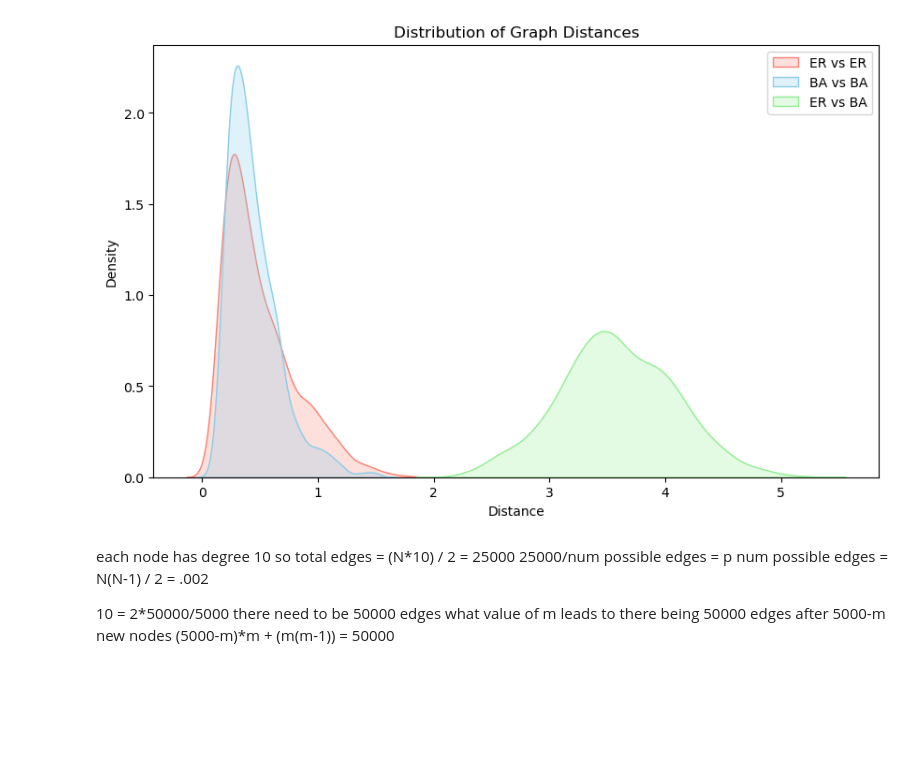
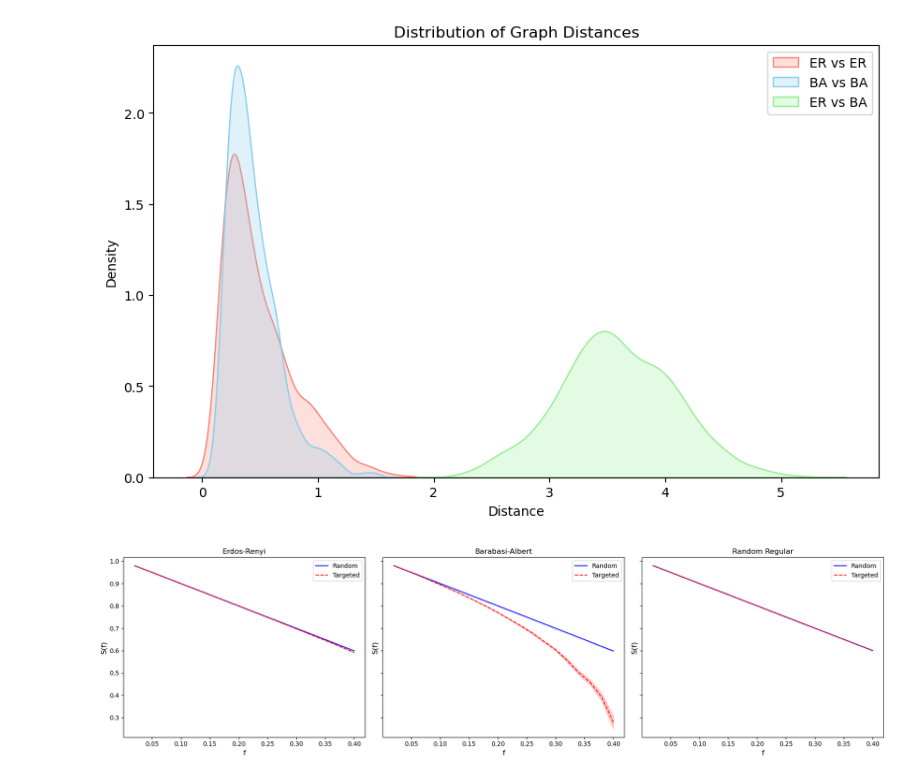
Before and after one commit to caleb-chandler/cnet5052_sp26, a Jupyter notebook: assignments/assignment01/assignment01.ipynb, the cells around one changed output. Drawn from its saved outputs; the diff is of its cells as text; code cells hidden in the pictures; blank space fills up the shorter version.

```diff
--- a/assignments/assignment01/assignment01.ipynb
+++ b/assignments/assignment01/assignment01.ipynb
@@ -625,17 +625,17 @@ for t in range(10):
 ba_graphs = []
 for t in range(10):
     t = nx.barabasi_albert_graph(5000, 5)
-    er_graphs.append(t)
+    ba_graphs.append(t)
 
 reg_graphs = []
 for t in range(10):
-    reg = nx.random_regular_graph(10, 5000)
+    t = nx.random_regular_graph(10, 5000)
     reg_graphs.append(t)
 
 def attacker(graphlist, N):
     '''
     Simulates attacks on networks with random and targeted removal on proportions from
-    0.02 to 0.4% in increments of 0.02; returns list of dicts mapping graph IDs to fraction
+    0.02 to 0.4% in increments of 0.02; returns lists of dicts mapping graph IDs to fraction
     removed and relative size of largest connected component
 
     graphlist (list): List of networks to be attacked
@@ -649,40 +649,82 @@ def attacker(graphlist, N):
             chopping_block = random.sample(list(G.nodes()), num_to_remove)
             G.remove_nodes_from(chopping_block)
             gcc_size = len(max(nx.connected_components(G), key=len))
             S_f = gcc_size / N
 
             # record results
             results_random.append({
             'graph_id': i,
             'fraction_removed': round(f, 2),
             'robustness': S_f
         })
 
     results_targeted = []
-    for i, g in graphlist:
+    for i, g in enumerate(graphlist):
         for f in np.arange(0.02, 0.42, 0.02):
             G = g.copy()
             num_to_remove = int(N*f)
+
             # sort by descending order of degree and slice the top N
             nodes_sorted = sorted(G.degree(), key=lambda x: x[1], reverse=True)
             chopping_block = [node for node, degree in nodes_sorted[:num_to_remove]]
+
             G.remove_nodes_from(chopping_block)
             gcc_size = len(max(nx.connected_components(G), key=len))
             S_f = gcc_size / N
 
             results_targeted.append({
             'graph_id': i,
             'fraction_removed': round(f, 2),
             'robustness': S_f
         })
 
     return results_random, results_targeted
+
+# --- plot ---
+
+# run simulations
+er_rand, er_targ = attacker(er_graphs, 5000)
+ba_rand, ba_targ = attacker(ba_graphs, 5000)
+reg_rand, reg_targ = attacker(reg_graphs, 5000)
+
+# helper to process data
+def get_stats(data_list):
+    df = pd.DataFrame(data_list)
+    # get mean and std dev of S(f)
+    return df.groupby('fraction_removed')['robustness'].agg(['mean', 'std'])
+
+# creating plots
+fig, ax = plt.subplots(1, 3, figsize=(18, 5), sharey=True)
+ensembles = [
+    ('Erdos-Renyi', er_rand, er_targ, ax[0]),
+    ('Barabasi-Albert', ba_rand, ba_targ, ax[1]),
+    ('Random Regular', reg_rand, reg_targ, ax[2])
+]
+
+for name, rand_data, targ_data, ax in ensembles:
+    # run helper
+    stats_r = get_stats(rand_data)
+    stats_t = get_stats(targ_data)
+
+    # plot random as solid line
+    ax.plot(stats_r.index, stats_r['mean'], label='Random', color='blue')
+    ax.fill_between(stats_r.index,
+                    stats_r['mean'] - stats_r['std'],
+                    stats_r['mean'] + stats_r['std'], alpha=0.2, color='blue')
+
+    # plot targeted as dashed line
+    ax.plot(stats_t.index, stats_t['mean'], label='Targeted', linestyle='--', color='red')
+    ax.fill_between(stats_t.index,
+                    stats_t['mean'] - stats_t['std'],
+                    stats_t['mean'] + stats_t['std'], alpha=0.2, color='red')
+
+    ax.set_title(name)
+    ax.set_xlabel('f', fontsize=12)
+    ax.set_ylabel('S(f)', fontsize=12)
+    ax.legend()
+
+plt.tight_layout()
+plt.savefig(r'.\imgs\attacks.png')
+plt.show()
+# %% [output]
+[figure, added]
-# %% [markdown]
-each node has degree 10 so total edges = (N*10) / 2 = 25000
-25000/num possible edges = p
-num possible edges = N(N-1) / 2 = .002
-
-10 = 2*50000/5000
-there need to be 50000 edges
-what value of m leads to there being 50000 edges after 5000-m new nodes
-(5000-m)*m + (m(m-1)) = 50000
```
Also changed, not shown: 1 other file.
